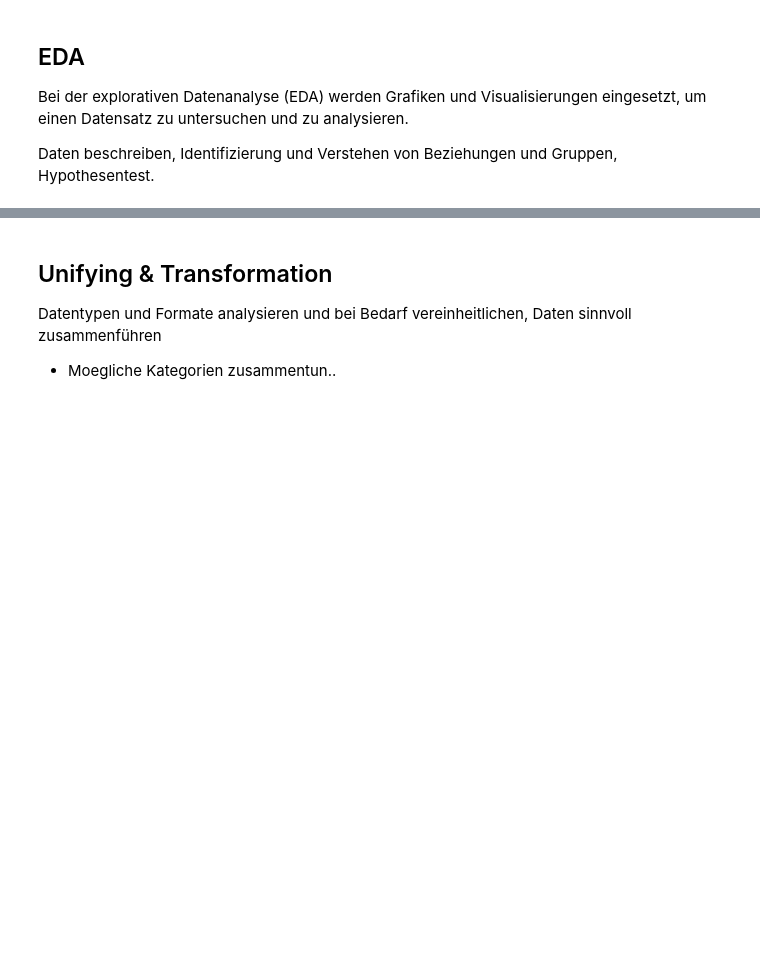
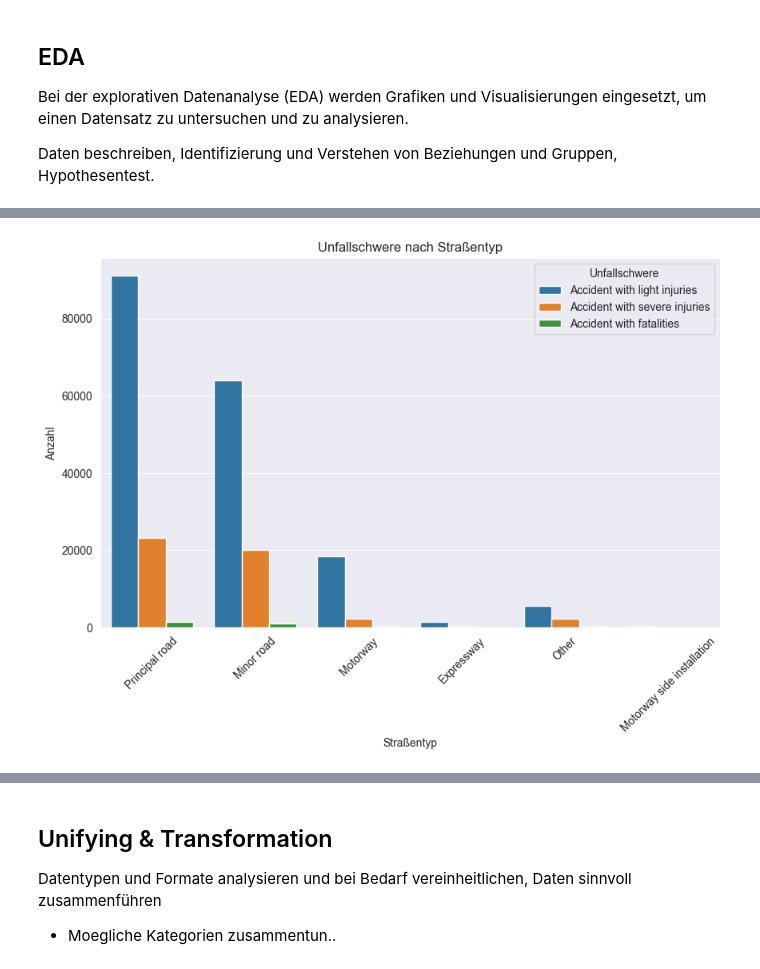
Before and after one commit to dominiqueulrixh/Verkehrsunfaellanalyse, a Jupyter notebook: Dominique.ipynb, the cells around one changed output, grey strips where cells are left out. Cells and saved outputs as stored; diff of their text form; code cells hidden in the pictures; blank space fills up the shorter version.

```diff
--- a/Dominique.ipynb
+++ b/Dominique.ipynb
@@ -212,0 +211,12 @@ weighted avg       0.70      0.77      0.71     69691
+# %%
+# Strassentyp und Schweregrad
+plt.figure(figsize=(10, 6))
+sns.countplot(data=df_original, x='RoadType_en', hue='AccidentSeverityCategory_en')
+plt.title('Unfallschwere nach Straßentyp')
+plt.xlabel('Straßentyp')
+plt.ylabel('Anzahl')
+plt.xticks(rotation=45)
+plt.legend(title='Unfallschwere')
+plt.show()
+# %% [output]
+[figure, added]
```
Also changed, not shown: parts of 29 cells of this notebook, 1 other file.
